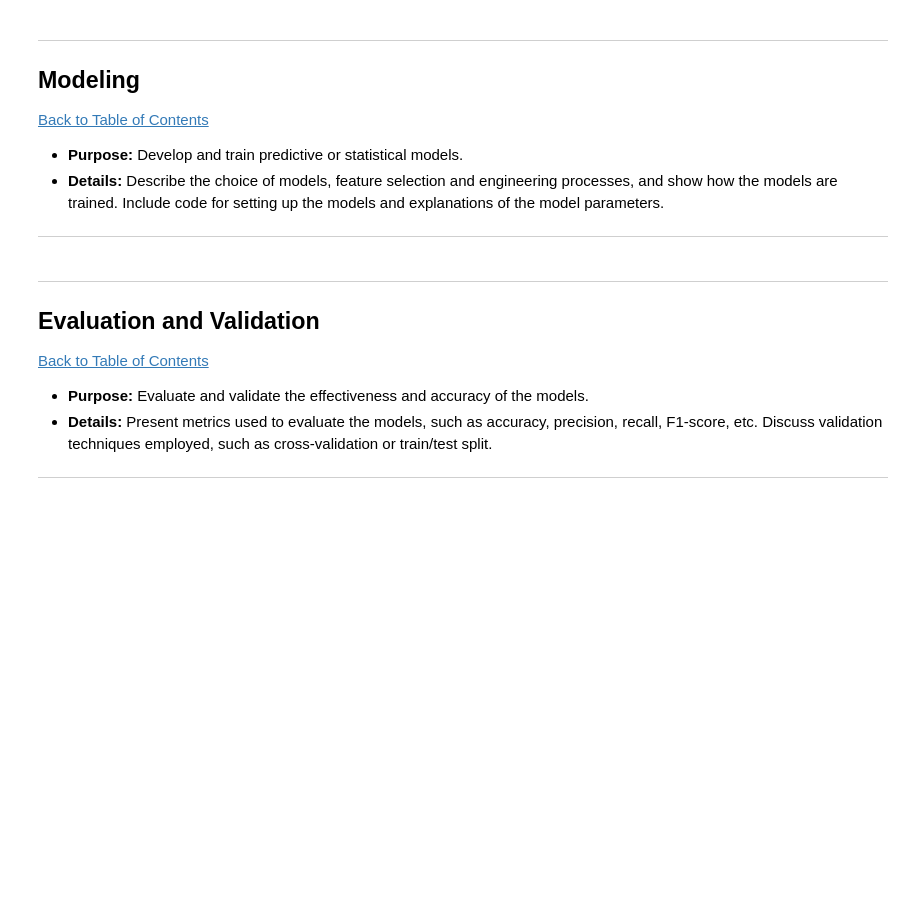
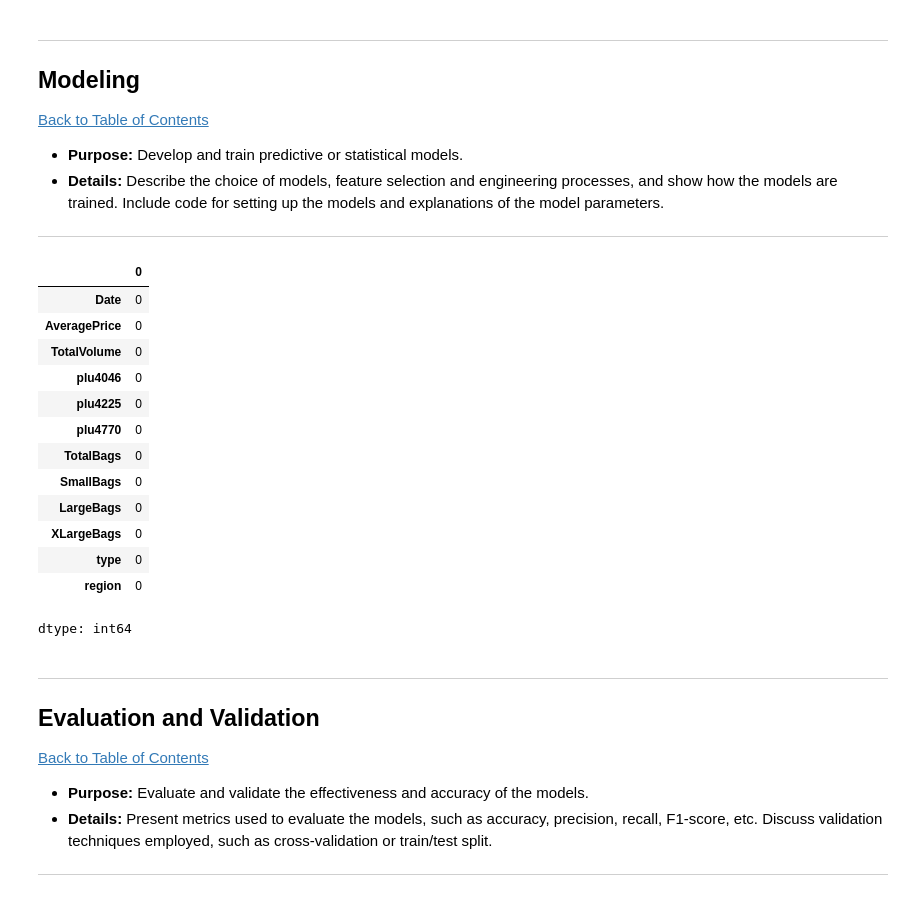
Before and after one commit to VenishaAI/Cornerstone_Project_Avo-Data_Prices, a Jupyter notebook: QCTO---Workplace-Module-Notebook-Template-4571 (1).ipynb, the cells around one changed output. Drawn from its saved outputs; the diff is of its cells as text; code cells hidden in the pictures; blank space fills up the shorter version.

```diff
--- a/QCTO---Workplace-Module-Notebook-Template-4571 (1).ipynb
+++ b/QCTO---Workplace-Module-Notebook-Template-4571 (1).ipynb
@@ -414,3 +414,19 @@ plt.show()
 ---
 # %%
 #Please use code cells to code in and do not forget to comment your code.
+df.isna().sum()
+# %% [output]
+|  | 0 |
+| Date | 0 |
+| AveragePrice | 0 |
+| TotalVolume | 0 |
+| plu4046 | 0 |
+| plu4225 | 0 |
+| plu4770 | 0 |
+| TotalBags | 0 |
+| SmallBags | 0 |
+| LargeBags | 0 |
+| XLargeBags | 0 |
+| type | 0 |
+| region | 0 |
+dtype: int64
```
Also changed, not shown: parts of 7 cells of this notebook.
